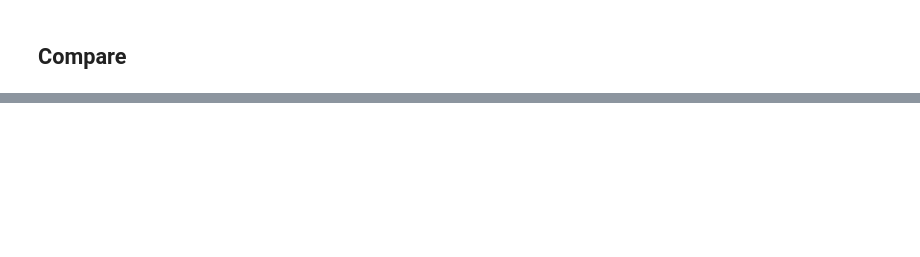
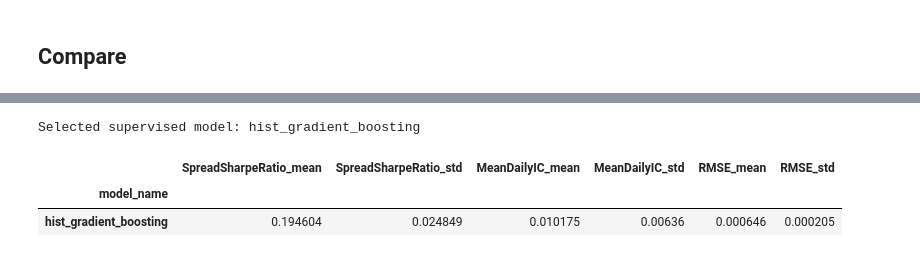
Before and after one commit to myngoc-trg/DA631E_ArtificialIntelligenceForDataScience, a Jupyter notebook: Project_1_SupervisedLearning/notebooks/04_training_and_validation.ipynb, the cells around one changed output, grey strips where cells are left out. Saved outputs shown, nothing was run; the diff lists cells and outputs as text; code cells hidden in the pictures; blank space fills up the shorter version.

```diff
--- a/Project_1_SupervisedLearning/notebooks/04_training_and_validation.ipynb
+++ b/Project_1_SupervisedLearning/notebooks/04_training_and_validation.ipynb
@@ -192,0 +439,19 @@ evaluations
+# %%
+supervised_summary = cv_summary.loc[cv_summary.index.isin(MODEL_NAMES)].copy()
+
+selected_model = supervised_summary["SpreadSharpeRatio_mean"].idxmax()
+
+
+print("Selected supervised model:", selected_model)
+
+display(
+    supervised_summary.loc[
+        [selected_model],
+        comparison_columns,
+    ]
+)
+# %% [output]
+Selected supervised model: hist_gradient_boosting
+|  | SpreadSharpeRatio_mean | SpreadSharpeRatio_std | MeanDailyIC_mean | MeanDailyIC_std | RMSE_mean | RMSE_std |
+| model_name |  |  |  |  |  |  |
+| hist_gradient_boosting | 0.194604 | 0.024849 | 0.010175 | 0.00636 | 0.000646 | 0.000205 |
```
Also changed, not shown: parts of 15 cells of this notebook, 6 other files.
